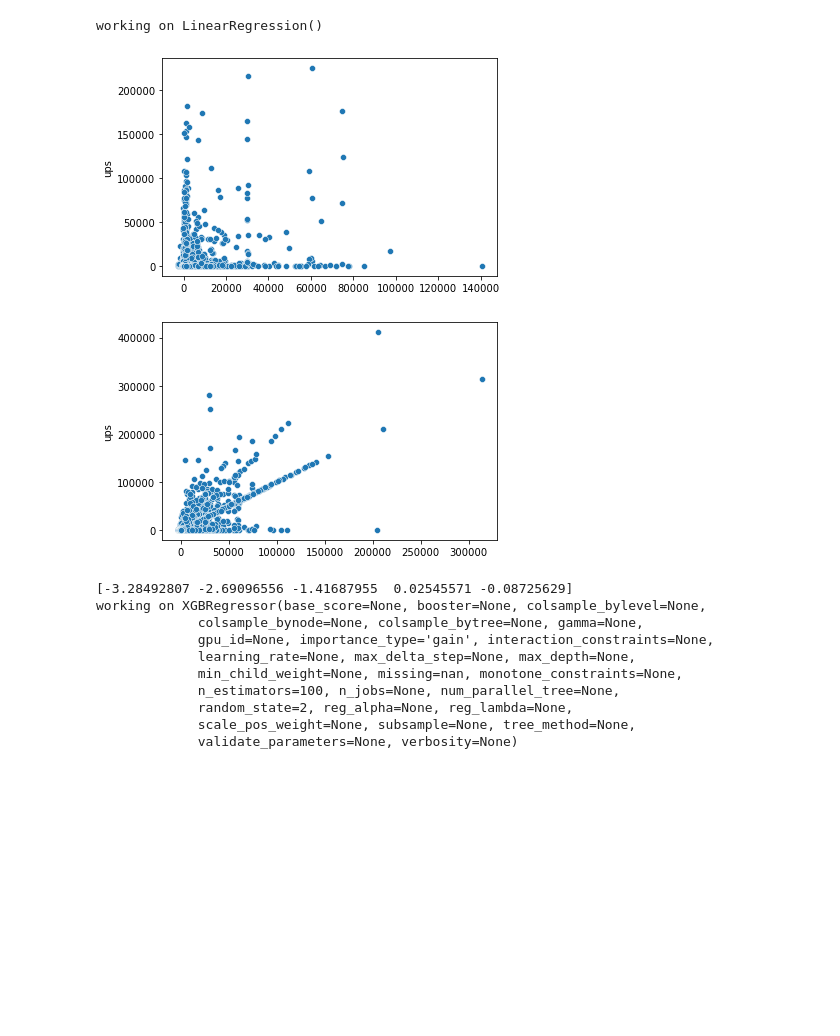
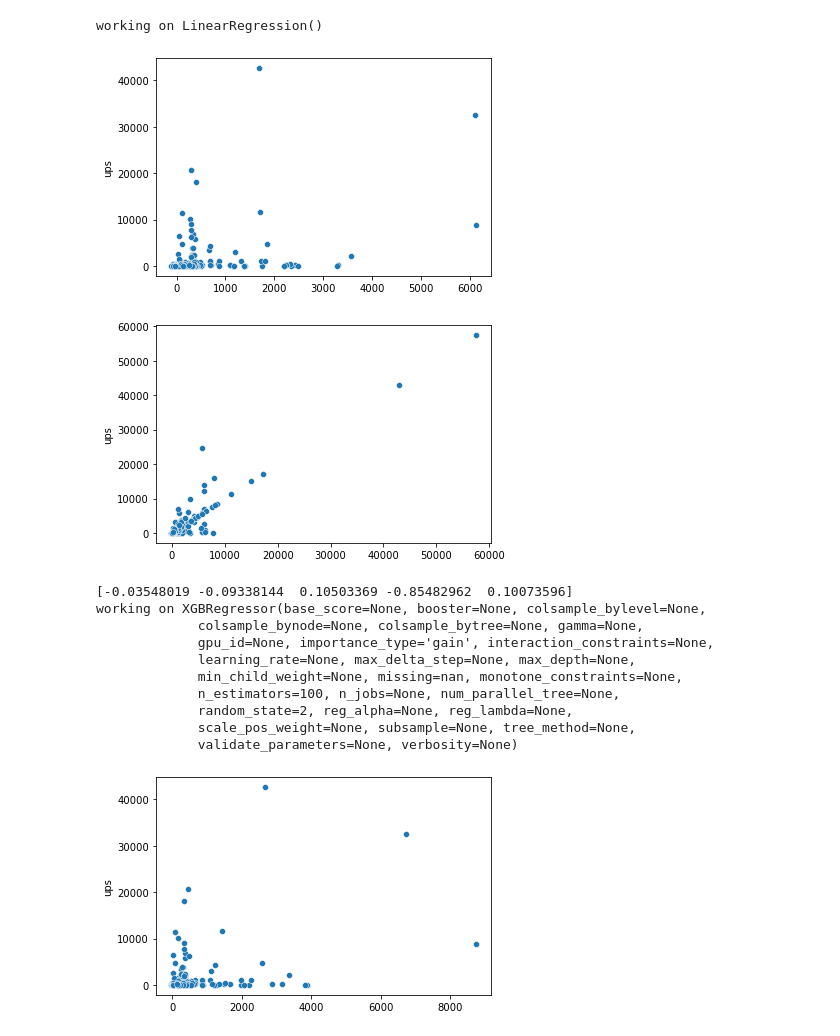
Before and after one commit to ElleNajt/ErdosInstitute-SIG_Project, a Jupyter notebook: Regression/all_features.ipynb, the cells around one changed output. Cells and saved outputs as stored; diff of their text form; code cells hidden in the pictures; blank space fills up the shorter version.

```diff
--- a/Regression/all_features.ipynb
+++ b/Regression/all_features.ipynb
@@ -28,5 +34,5 @@ import seaborn as sns
 # %%
-df = pd.read_csv("../Data/wsb_full_not_deleted_withdt.csv")
+df = pd.read_csv("../Data/wsb_full_not_deleted_withdt.csv", nrows = 3000)
 df = df.loc[df.author != "None"]
 df ["created_datetime_utc"] = df["created_utc"].apply(datetime.utcfromtimestamp)
 df['weektime'] = df['created_datetime_utc'].apply( lambda x : x.weekday()*24 + x.hour)
@@ -88,35 +94,38 @@ Comments: xgboost overfits, linear regression underfits.
 # %%
 def run_experiment(model, df):
 
 
 
 
 
     X_train, X_test, y_train, y_test = train_test_split(df, df.ups,
                                                     random_state=0)
 
     print("working on", model)
 
     pipe = make_pipeline(all_features, model)
     pipe.fit(X_train, y_train)
 
     pipe.predict(X_test)
 
     sns.scatterplot(x = pipe.predict(X_test), y = y_test)
     plt.show()
     sns.scatterplot(x = pipe.predict(X_train), y = y_train)
     plt.show()
 
     scores = cross_val_score(pipe, df, df.ups)
     print(scores)
 
+    return pipe
+
+pipes = []
 for model in [LinearRegression(), xgb.XGBRegressor(random_state=2)]:
-    run_experiment(model, df_cleaned)
+    pipes.append(run_experiment(model, df_cleaned))
 # %% [output]
 working on LinearRegression()
-[figure, old version]
+[figure, new version]
-[figure, old version]
+[figure, new version]
-[-3.28492807 -2.69096556 -1.41687955  0.02545571 -0.08725629]
+[-0.03548019 -0.09338144  0.10503369 -0.85482962  0.10073596]
 working on XGBRegressor(base_score=None, booster=None, colsample_bylevel=None,
              colsample_bynode=None, colsample_bytree=None, gamma=None,
              gpu_id=None, importance_type='gain', interaction_constraints=None,
@@ -126,3 +135,4 @@ working on XGBRegressor(base_score=None, booster=None, colsample_bylevel=None,
              random_state=2, reg_alpha=None, reg_lambda=None,
              scale_pos_weight=None, subsample=None, tree_method=None,
              validate_parameters=None, verbosity=None)
+[figure, added]
```
Also changed, not shown: parts of 9 cells of this notebook, 1 other file.
